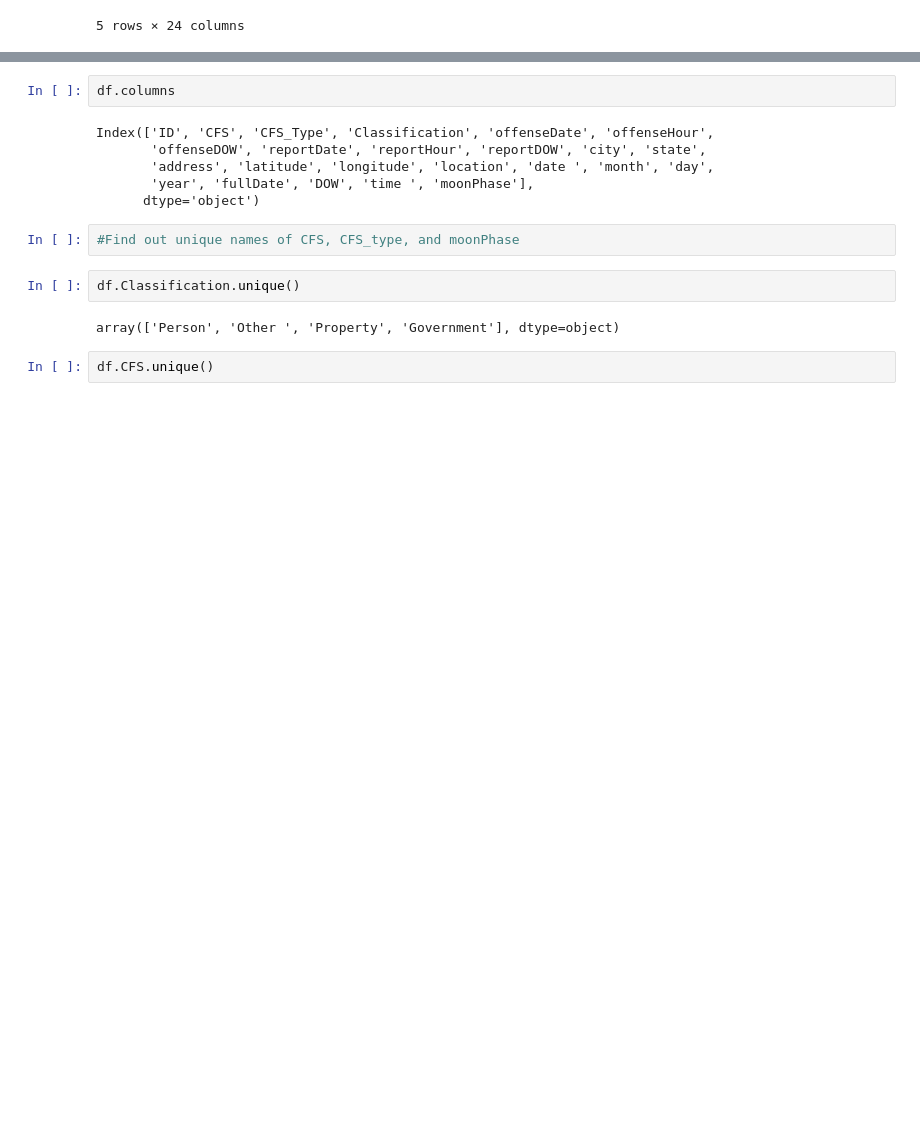
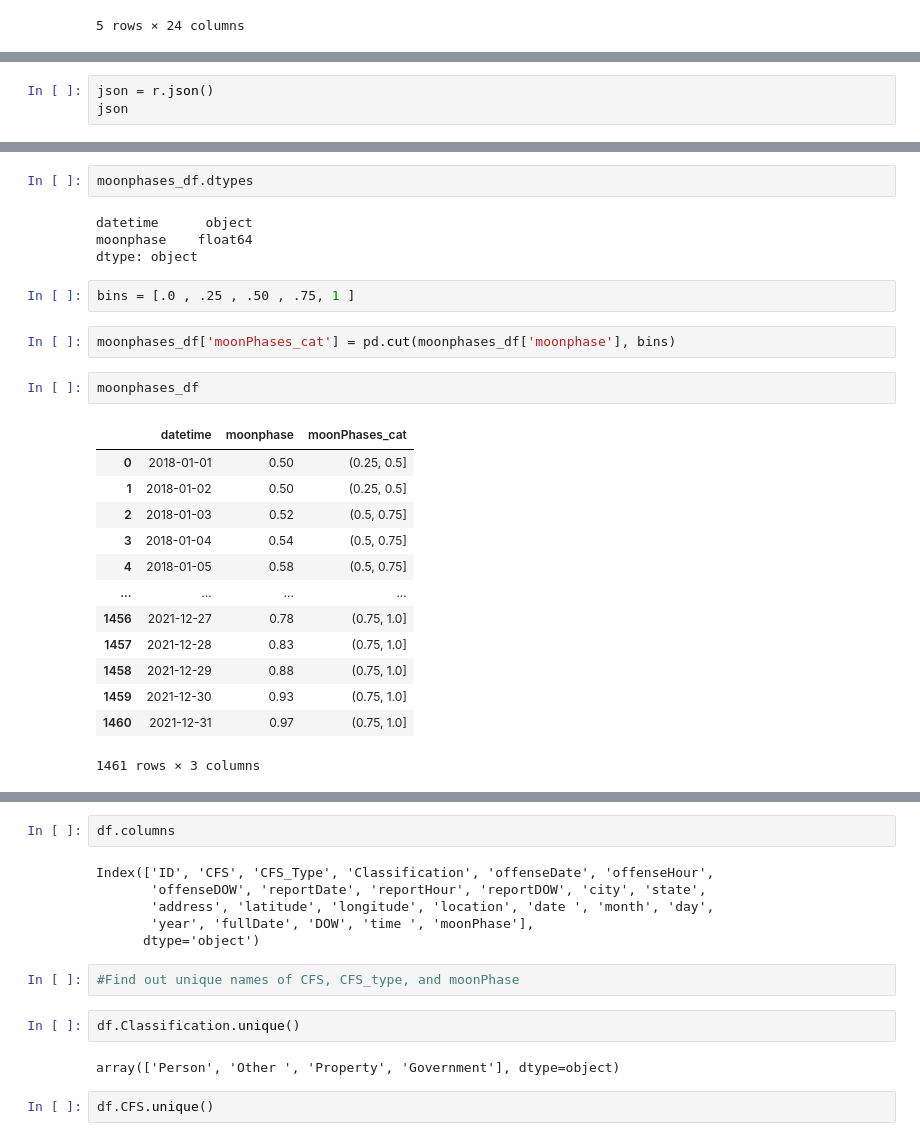
Before and after one commit to lawrencegoodwyn/FinalProject, a Jupyter notebook: PhaseML_2.ipynb, the cells around one changed output, grey strips where cells are left out. Drawn from its saved outputs; the diff is of its cells as text; blank space fills up the shorter version.

```diff
--- a/PhaseML_2.ipynb
+++ b/PhaseML_2.ipynb
@@ -25,0 +31,3 @@ df.head()
+# %%
+json = r.json()
+json
@@ -25,0 +93,26 @@ df.head()
+# %%
+moonphases_df.dtypes
+# %% [output]
+datetime      object
+moonphase    float64
+dtype: object
+# %%
+bins = [.0 , .25 , .50 , .75, 1 ]
+# %%
+moonphases_df['moonPhases_cat'] = pd.cut(moonphases_df['moonphase'], bins)
+# %%
+moonphases_df
+# %% [output]
+|  | datetime | moonphase | moonPhases_cat |
+| 0 | 2018-01-01 | 0.50 | (0.25, 0.5] |
+| 1 | 2018-01-02 | 0.50 | (0.25, 0.5] |
+| 2 | 2018-01-03 | 0.52 | (0.5, 0.75] |
+| 3 | 2018-01-04 | 0.54 | (0.5, 0.75] |
+| 4 | 2018-01-05 | 0.58 | (0.5, 0.75] |
+| ... | ... | ... | ... |
+| 1456 | 2021-12-27 | 0.78 | (0.75, 1.0] |
+| 1457 | 2021-12-28 | 0.83 | (0.75, 1.0] |
+| 1458 | 2021-12-29 | 0.88 | (0.75, 1.0] |
+| 1459 | 2021-12-30 | 0.93 | (0.75, 1.0] |
+| 1460 | 2021-12-31 | 0.97 | (0.75, 1.0] |
+1461 rows × 3 columns
```
Also changed, not shown: parts of 23 cells of this notebook.
